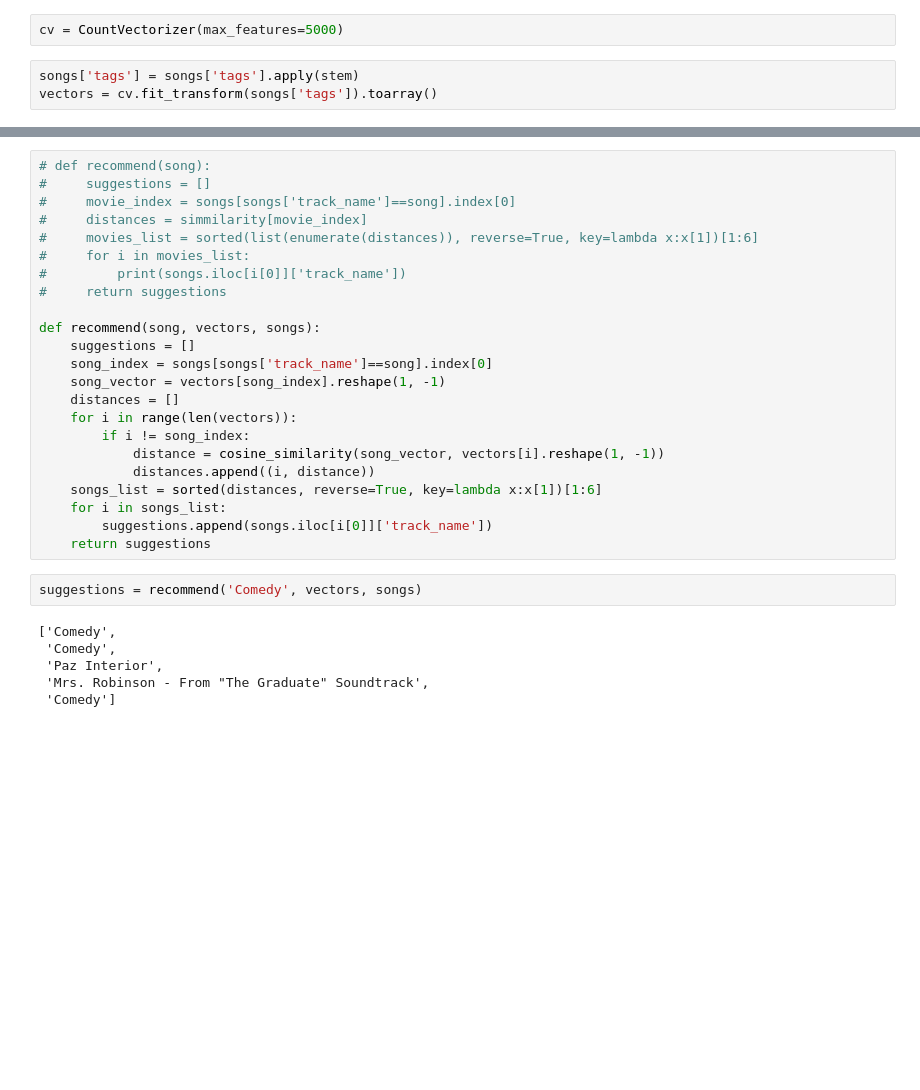
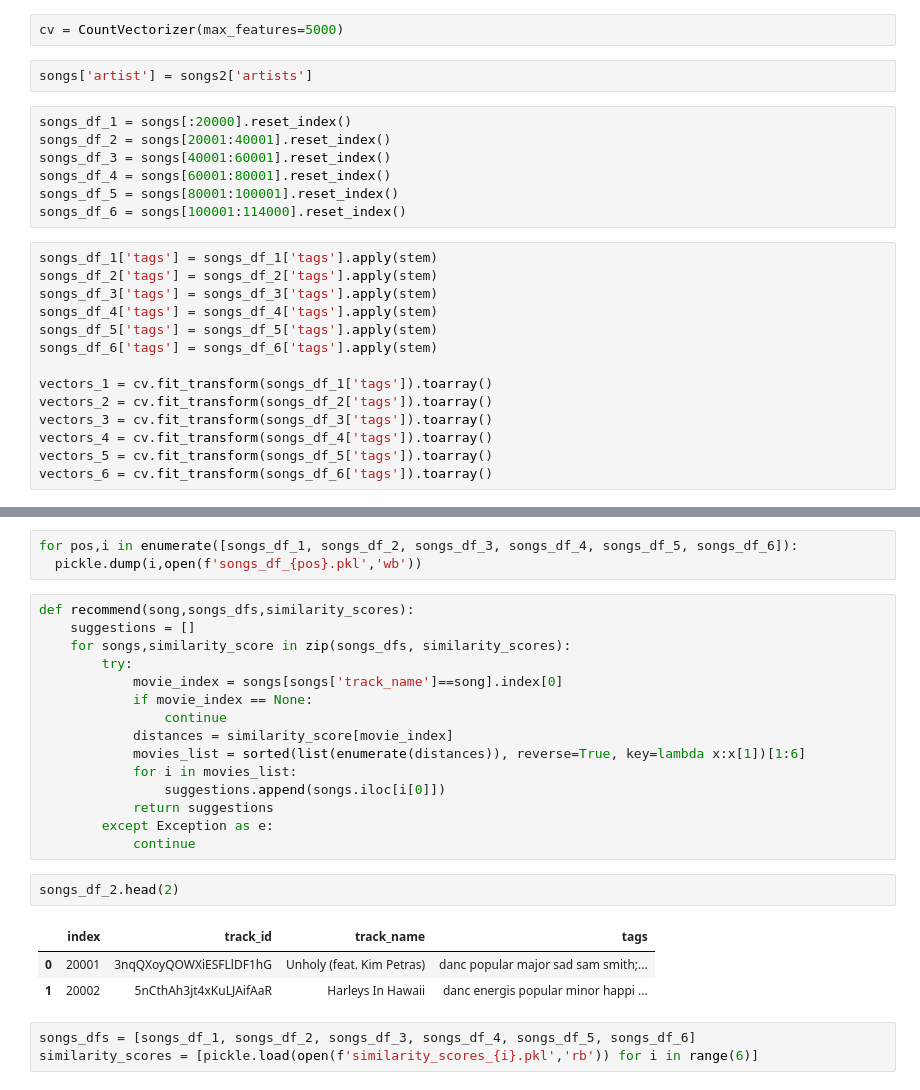
Before and after one commit to CC-KEH/Recommendation-System, a Jupyter notebook: research/song_trials.ipynb, the cells around one changed output, grey strips where cells are left out. Saved outputs shown, nothing was run; the diff lists cells and outputs as text; blank space fills up the shorter version.

```diff
--- a/research/song_trials.ipynb
+++ b/research/song_trials.ipynb
@@ -355,6 +360,26 @@ def stem(text):
     return " ".join(stemmed)
 # %%
 cv = CountVectorizer(max_features=5000)
-# %%
-songs['tags'] = songs['tags'].apply(stem)
-vectors = cv.fit_transform(songs['tags']).toarray()
+# %%
+songs['artist'] = songs2['artists']
+# %%
+songs_df_1 = songs[:20000].reset_index()
+songs_df_2 = songs[20001:40001].reset_index()
+songs_df_3 = songs[40001:60001].reset_index()
+songs_df_4 = songs[60001:80001].reset_index()
+songs_df_5 = songs[80001:100001].reset_index()
+songs_df_6 = songs[100001:114000].reset_index()
+# %%
+songs_df_1['tags'] = songs_df_1['tags'].apply(stem)
+songs_df_2['tags'] = songs_df_2['tags'].apply(stem)
+songs_df_3['tags'] = songs_df_3['tags'].apply(stem)
+songs_df_4['tags'] = songs_df_4['tags'].apply(stem)
+songs_df_5['tags'] = songs_df_5['tags'].apply(stem)
+songs_df_6['tags'] = songs_df_6['tags'].apply(stem)
+
+vectors_1 = cv.fit_transform(songs_df_1['tags']).toarray()
+vectors_2 = cv.fit_transform(songs_df_2['tags']).toarray()
+vectors_3 = cv.fit_transform(songs_df_3['tags']).toarray()
+vectors_4 = cv.fit_transform(songs_df_4['tags']).toarray()
+vectors_5 = cv.fit_transform(songs_df_5['tags']).toarray()
+vectors_6 = cv.fit_transform(songs_df_6['tags']).toarray()
@@ -361,31 +390,27 @@ vectors = cv.fit_transform(songs['tags']).toarray()
+# %%
+for pos,i in enumerate([songs_df_1, songs_df_2, songs_df_3, songs_df_4, songs_df_5, songs_df_6]):
+  pickle.dump(i,open(f'songs_df_{pos}.pkl','wb'))
 # %%
-# def recommend(song):
-#     suggestions = []
-#     movie_index = songs[songs['track_name']==song].index[0]
-#     distances = simmilarity[movie_index]
-#     movies_list = sorted(list(enumerate(distances)), reverse=True, key=lambda x:x[1])[1:6]
-#     for i in movies_list:
-#         print(songs.iloc[i[0]]['track_name'])
-#     return suggestions
-
-def recommend(song, vectors, songs):
+def recommend(song,songs_dfs,similarity_scores):
     suggestions = []
-    song_index = songs[songs['track_name']==song].index[0]
-    song_vector = vectors[song_index].reshape(1, -1)
-    distances = []
-    for i in range(len(vectors)):
-        if i != song_index:
-            distance = cosine_similarity(song_vector, vectors[i].reshape(1, -1))
-            distances.append((i, distance))
-    songs_list = sorted(distances, reverse=True, key=lambda x:x[1])[1:6]
-    for i in songs_list:
-        suggestions.append(songs.iloc[i[0]]['track_name'])
-    return suggestions
+    for songs,similarity_score in zip(songs_dfs, similarity_scores):
+        try:
+            movie_index = songs[songs['track_name']==song].index[0]
+            if movie_index == None:
+                continue
+            distances = similarity_score[movie_index]
+            movies_list = sorted(list(enumerate(distances)), reverse=True, key=lambda x:x[1])[1:6]
+            for i in movies_list:
+                suggestions.append(songs.iloc[i[0]])
+            return suggestions
+        except Exception as e:
+            continue
-# %%
-suggestions = recommend('Comedy', vectors, songs)
-# %% [output]
-['Comedy',
- 'Comedy',
- 'Paz Interior',
- 'Mrs. Robinson - From "The Graduate" Soundtrack',
- 'Comedy']
+# %%
+songs_df_2.head(2)
+# %% [output]
+|  | index | track_id | track_name | tags |
+| 0 | 20001 | 3nqQXoyQOWXiESFLlDF1hG | Unholy (feat. Kim Petras) | danc popular major sad sam smith;... |
+| 1 | 20002 | 5nCthAh3jt4xKuLJAifAaR | Harleys In Hawaii | danc energis popular minor happi ... |
+# %%
+songs_dfs = [songs_df_1, songs_df_2, songs_df_3, songs_df_4, songs_df_5, songs_df_6]
+similarity_scores = [pickle.load(open(f'similarity_scores_{i}.pkl','rb')) for i in range(6)]
```
Also changed, not shown: parts of 20 cells of this notebook, 34 other files.
